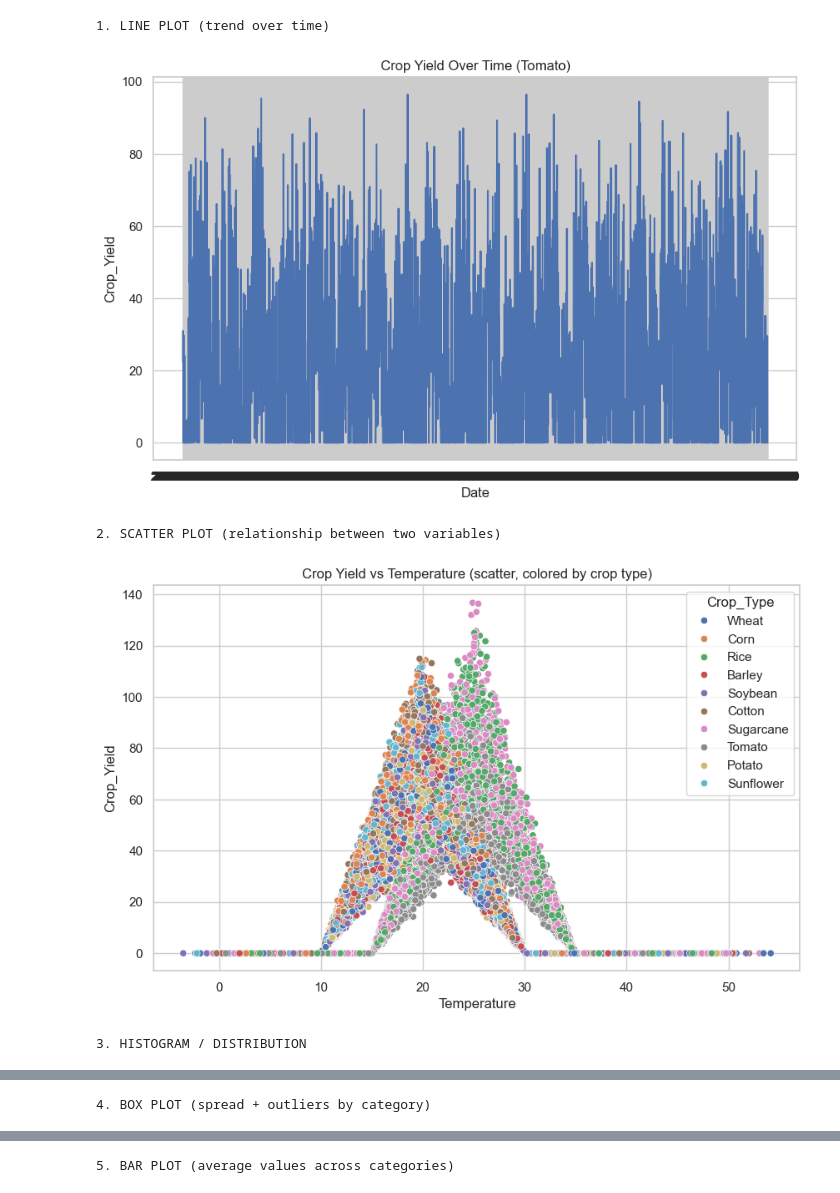
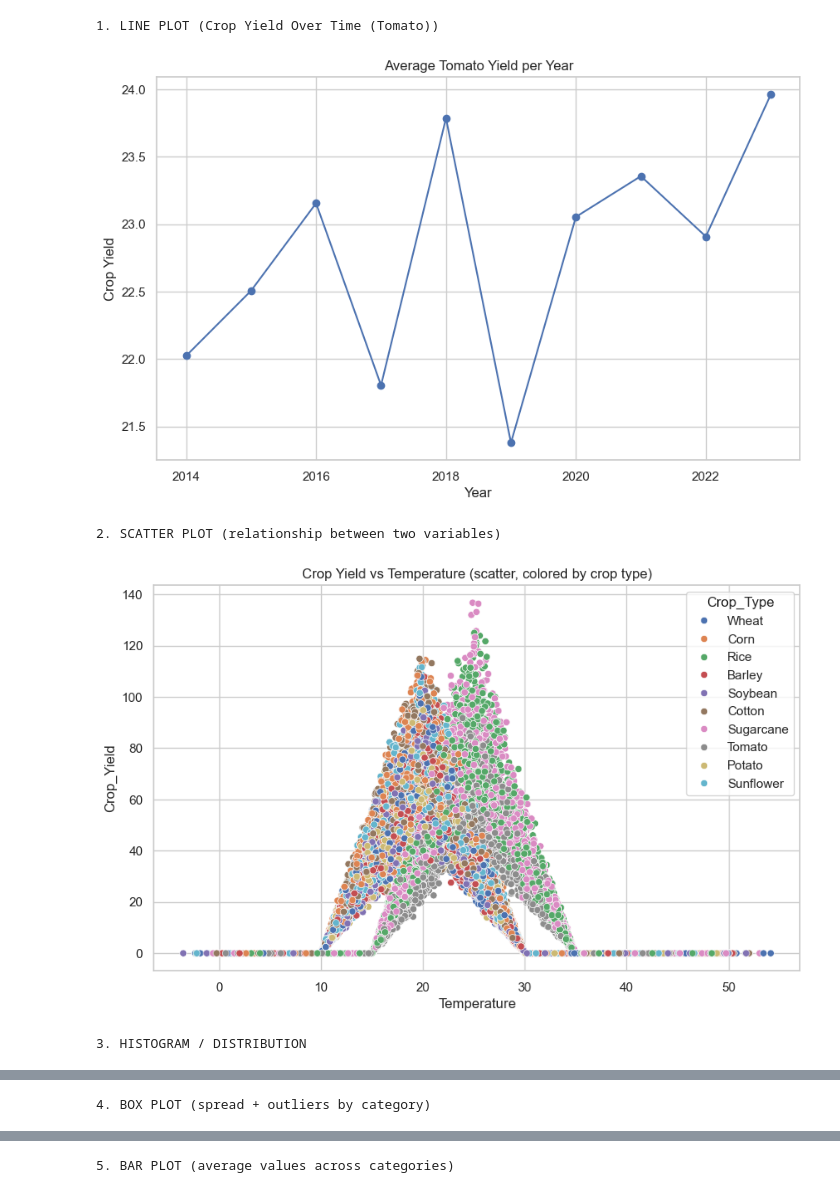
Before and after one commit to probsnotjeremy/Agricultural_Testing, a Jupyter notebook: Agricultural_Testing.ipynb, the cells around one changed output, grey strips where cells are left out. Saved outputs shown, nothing was run; the diff lists cells and outputs as text; code cells hidden in the pictures.

Commit message:
Renamed Regression_Models, added annotations

```diff
--- a/Agricultural_Testing.ipynb
+++ b/Agricultural_Testing.ipynb
@@ -6,6 +6,10 @@ import seaborn as sns
 
 ds = pd.read_csv("crop_yield_dataset.csv")
 
+ds["Date"] = pd.to_datetime(ds["Date"])
+ds["Year"] = ds["Date"].dt.year
+ds["Month"] = ds["Date"].dt.month
+
 os.makedirs("plots", exist_ok=True)
 
 print(ds.head())
@@ -20,10 +42,22 @@ sns.set_theme(style="whitegrid")
 plt.rcParams["figure.figsize"] = (10, 6)
 
 print("1. LINE PLOT (Crop Yield Over Time (Tomato))")
-plt.figure()
 tomato_ds = ds[ds["Crop_Type"] == "Tomato"]
-sns.lineplot(x="Date", y="Crop_Yield", data=tomato_ds)
-plt.title("Crop Yield Over Time (Tomato)")
+
+# Group by year
+tomato_trend = tomato_ds.groupby(tomato_ds["Date"].dt.year)["Crop_Yield"].mean()
+
+plt.figure(figsize=(10,6))
+plt.plot(tomato_trend.index, tomato_trend.values, marker="o")
+
+# Add annotations for each point
+for x, y in zip(tomato_trend.index, tomato_trend.values):
+    plt.text(x, y, f"{y:.1f}", ha="center", va="bottom", fontsize=9)
+
+plt.title("Average Tomato Yield per Year")
+plt.xlabel("Year")
+plt.ylabel("Crop Yield")
+plt.grid(True)
 plt.savefig("plots/lineplot_yield_over_time_tomato.png", dpi=300, bbox_inches="tight")
 plt.show()
 plt.close()
@@ -38,46 +72,59 @@ plt.close()
 
 print("3. HISTOGRAM / DISTRIBUTION")
 plt.figure()
-sns.histplot(ds["Crop_Yield"], bins=20, kde=True)
-plt.title("Distribution of Soil pH")
+ax = sns.histplot(ds["Crop_Yield"], bins=20, kde=True)
+
+# Annotate bars with counts
+for p in ax.patches:
+    height = p.get_height()
+    ax.text(p.get_x() + p.get_width()/2., height, int(height),
+            ha="center", va="bottom")
+
+plt.title("Distribution of Crop Yield")
 plt.savefig("plots/hist_Crop_Yield.png", dpi=300, bbox_inches="tight")
 plt.show()
 plt.close()
 
 print("4. BOX PLOT (spread + outliers by category)")
 plt.figure()
-sns.boxplot(x="Soil_Type", y="Crop_Yield", data=ds)
+ax = sns.boxplot(x="Soil_Type", y="Crop_Yield", data=ds)
+
+# Annotate medians
+medians = ds.groupby("Soil_Type")["Crop_Yield"].median()
+for i, median in enumerate(medians):
+    ax.text(i, median, f"{median:.1f}", ha="center", va="bottom")
+
 plt.title("Crop Yield by Soil Type")
 plt.savefig("plots/boxplot_yield_by_soiltype.png", dpi=300, bbox_inches="tight")
 plt.show()
 plt.close()
 
 print("5. BAR PLOT (average values across categories)")
 plt.figure()
 sns.barplot(x="Crop_Type", y="Soil_Quality", data=ds, errorbar=None)
 plt.title("Average Soil Quality by Crop Type")
 plt.savefig("plots/barplot_soilquality_by_crop.png", dpi=300, bbox_inches="tight")
 plt.show()
 plt.close()
 
 print("6. HEATMAP (correlation matrix)")
 plt.figure(figsize=(12, 8))
 corr = ds[["Soil_pH", "Temperature", "Humidity", "Wind_Speed", "N", "P", "K", "Crop_Yield", "Soil_Quality"]].corr()
 sns.heatmap(corr, annot=True, cmap="coolwarm", fmt=".2f")
 plt.title("Correlation Heatmap")
 plt.savefig("plots/heatmap_correlations.png", dpi=300, bbox_inches="tight")
 plt.show()
 plt.close()
 
 print("7. PAIRPLOT (scatterplots for all numeric relationships)")
 pair = sns.pairplot(ds[["Temperature", "Humidity", "Soil_pH", "Crop_Yield"]], hue="Crop_Yield")
 pair.fig.suptitle("Pairplot Example (subset of features)", y=1.02)
 pair.savefig("plots/pairplot_features.png", dpi=300, bbox_inches="tight")
 plt.show()
 plt.close()
 # %% [output]
-1. LINE PLOT (trend over time)
+1. LINE PLOT (Crop Yield Over Time (Tomato))
-[figure, old version]
+[figure, new version]
 2. SCATTER PLOT (relationship between two variables)
 [figure]
 3. HISTOGRAM / DISTRIBUTION
```
Also changed, not shown: parts of 2 cells of this notebook, 12 other files.
